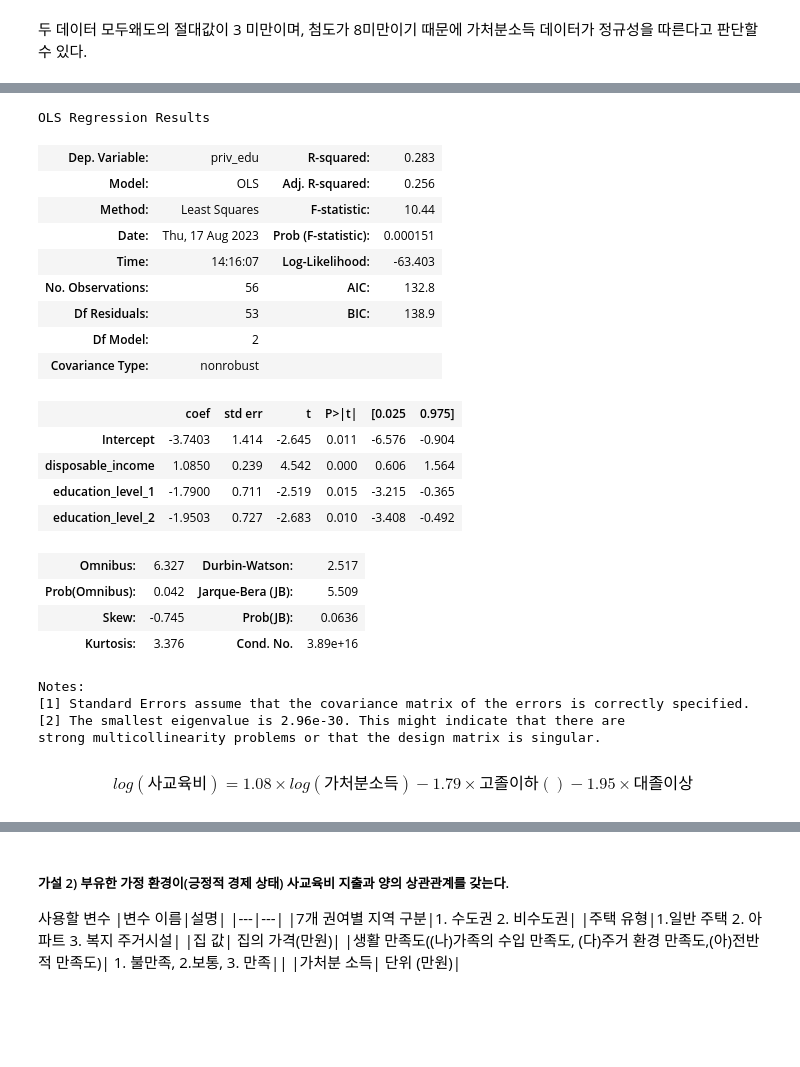
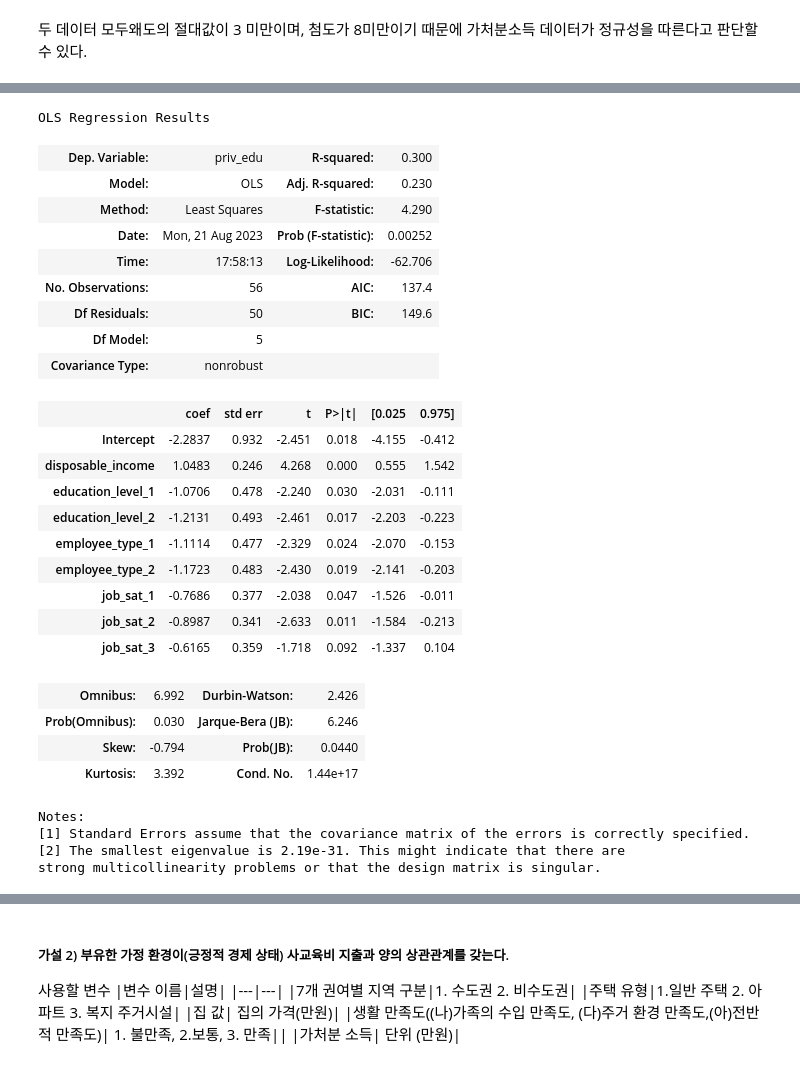
Before and after one commit to yooninsu/Project, a Jupyter notebook: Welfare/project_welfare.ipynb, the cells around one changed output, grey strips where cells are left out. Drawn from its saved outputs; the diff is of its cells as text; code cells hidden in the pictures; blank space fills up the shorter version.

```diff
--- a/Welfare/project_welfare.ipynb
+++ b/Welfare/project_welfare.ipynb
@@ -450,10 +365,10 @@ house_type
 employee_type = DataFrame(category_df['new_h1703_4'])
 employee_type = employee_type.reset_index(drop=True)
 employee_type['new_h1703_4'] = employee_type['new_h1703_4'].cat.set_categories(employee_type['new_h1703_4'].cat.categories)
-employee_type['new_h1703_4'] = employee_type['new_h1703_4'].replace([1, 5,6], 1)
+employee_type['new_h1703_4'] = employee_type['new_h1703_4'].replace([1,5,6], 3)
 employee_type['new_h1703_4'] = employee_type['new_h1703_4'].replace([2,3,4], 2)
-employee_type['new_h1703_4'] = employee_type['new_h1703_4'].replace([7,8,9,], 3)
-employee_type.rename(columns={'new_h1703_4':'employee_type'},inplace=True)
+employee_type['new_h1703_4'] = employee_type['new_h1703_4'].replace([7,8,9,], 1)
+employee_type.rename(columns ={'new_h1703_4':'employee_type'},inplace=True)
 employee_type
 # %% [output]
 |  | employee_type |
@@ -516,6 +431,3 @@ general_sat = variable_maker('geneal_sat','p1703_12','general_sat')
 new_cat_df = concat([house_type,employee_type,education_level,income_sat,residential_sat,family_sat,job_sat,general_sat],axis=1)
 cat_df=get_dummies(new_cat_df,dtype=int)
 cat_df = cat_df.drop(['income_sat_0',"residential_sat_0","family_sat_0","job_sat_0",'general_sat_0'],axis=1)
-# %%
-education_level = get_dummies(education_level,dtype=int)
-type(education_level)
@@ -572,3 +505,7 @@ print(sk,kr)
 -0.8904720909214353 1.4495114276670735
 # %% [markdown]
 두 데이터 모두왜도의 절대값이 3 미만이며, 첨도가 8미만이기 때문에 가처분소득 데이터가 정규성을 따른다고 판단할 수 있다.
+# %%
+cat_df1 = concat([employee_type,job_sat,education_level],axis=1)
+cat_df1=get_dummies((cat_df1),dtype=int).drop('job_sat_0',axis=1)
+cat_df1
@@ -575,4 +526,5 @@ print(sk,kr)
 # %%
-test_df1 = concat([education_level,log_edf['priv_edu'],log_edf['disposable_income']],axis=1)
-test_df1.dropna()
+test_df1 = concat([cat_df1,log_edf['priv_edu'],log_edf['disposable_income']],axis=1)
+test_df1 =test_df1.dropna()
+test_df1.head()
 # %% [output]
@@ -596,30 +537,33 @@ test_df1.dropna()
 # %%
-model =ols('priv_edu~disposable_income+education_level_1+education_level_2',data=test_df1)
+model =ols('priv_edu~disposable_income+education_level_1+education_level_2+employee_type_1+employee_type_2+job_sat_1+job_sat_2+job_sat_3',data=test_df1)
 fit = model.fit()
 fit.summary()
 # %% [output]
 OLS Regression Results
-| Dep. Variable: | priv_edu | R-squared: | 0.283 |
-| Model: | OLS | Adj. R-squared: | 0.256 |
-| Method: | Least Squares | F-statistic: | 10.44 |
-| Date: | Thu, 17 Aug 2023 | Prob (F-statistic): | 0.000151 |
-| Time: | 14:16:07 | Log-Likelihood: | -63.403 |
-| No. Observations: | 56 | AIC: | 132.8 |
-| Df Residuals: | 53 | BIC: | 138.9 |
-| Df Model: | 2 |  |  |
+| Dep. Variable: | priv_edu | R-squared: | 0.300 |
+| Model: | OLS | Adj. R-squared: | 0.230 |
+| Method: | Least Squares | F-statistic: | 4.290 |
+| Date: | Mon, 21 Aug 2023 | Prob (F-statistic): | 0.00252 |
+| Time: | 17:58:13 | Log-Likelihood: | -62.706 |
+| No. Observations: | 56 | AIC: | 137.4 |
+| Df Residuals: | 50 | BIC: | 149.6 |
+| Df Model: | 5 |  |  |
 | Covariance Type: | nonrobust |  |  |
 |  | coef | std err | t | P>|t| | [0.025 | 0.975] |
-| Intercept | -3.7403 | 1.414 | -2.645 | 0.011 | -6.576 | -0.904 |
-| disposable_income | 1.0850 | 0.239 | 4.542 | 0.000 | 0.606 | 1.564 |
-| education_level_1 | -1.7900 | 0.711 | -2.519 | 0.015 | -3.215 | -0.365 |
-| education_level_2 | -1.9503 | 0.727 | -2.683 | 0.010 | -3.408 | -0.492 |
+| Intercept | -2.2837 | 0.932 | -2.451 | 0.018 | -4.155 | -0.412 |
+| disposable_income | 1.0483 | 0.246 | 4.268 | 0.000 | 0.555 | 1.542 |
+| education_level_1 | -1.0706 | 0.478 | -2.240 | 0.030 | -2.031 | -0.111 |
+| education_level_2 | -1.2131 | 0.493 | -2.461 | 0.017 | -2.203 | -0.223 |
+| employee_type_1 | -1.1114 | 0.477 | -2.329 | 0.024 | -2.070 | -0.153 |
+| employee_type_2 | -1.1723 | 0.483 | -2.430 | 0.019 | -2.141 | -0.203 |
+| job_sat_1 | -0.7686 | 0.377 | -2.038 | 0.047 | -1.526 | -0.011 |
+| job_sat_2 | -0.8987 | 0.341 | -2.633 | 0.011 | -1.584 | -0.213 |
+| job_sat_3 | -0.6165 | 0.359 | -1.718 | 0.092 | -1.337 | 0.104 |
-| Omnibus: | 6.327 | Durbin-Watson: | 2.517 |
-| Prob(Omnibus): | 0.042 | Jarque-Bera (JB): | 5.509 |
-| Skew: | -0.745 | Prob(JB): | 0.0636 |
-| Kurtosis: | 3.376 | Cond. No. | 3.89e+16 |
+| Omnibus: | 6.992 | Durbin-Watson: | 2.426 |
+| Prob(Omnibus): | 0.030 | Jarque-Bera (JB): | 6.246 |
+| Skew: | -0.794 | Prob(JB): | 0.0440 |
+| Kurtosis: | 3.392 | Cond. No. | 1.44e+17 |
 Notes:
 [1] Standard Errors assume that the covariance matrix of the errors is correctly specified.
-[2] The smallest eigenvalue is 2.96e-30. This might indicate that there are
+[2] The smallest eigenvalue is 2.19e-31. This might indicate that there are
 strong multicollinearity problems or that the design matrix is singular.
-# %% [markdown]
-$$ log(사교육비) = 1.08 \times log(가처분소득) -1.79 \times 고졸 이하() - 1.95 \times 대졸이상$$
```
Also changed, not shown: parts of 41 cells of this notebook, 5 other files.
